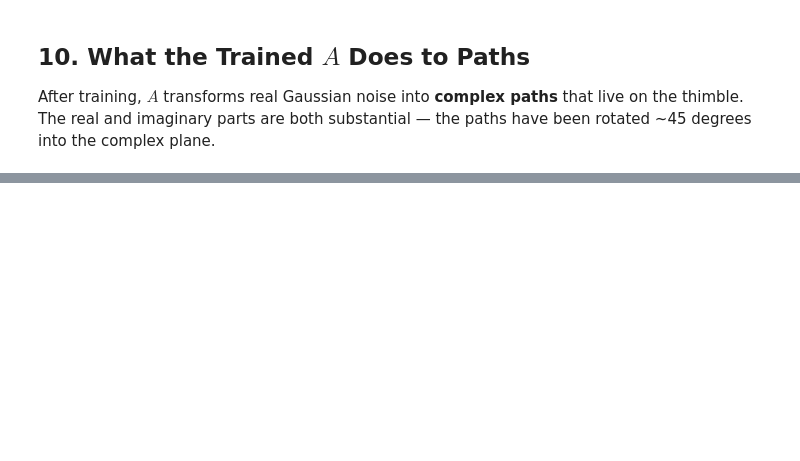
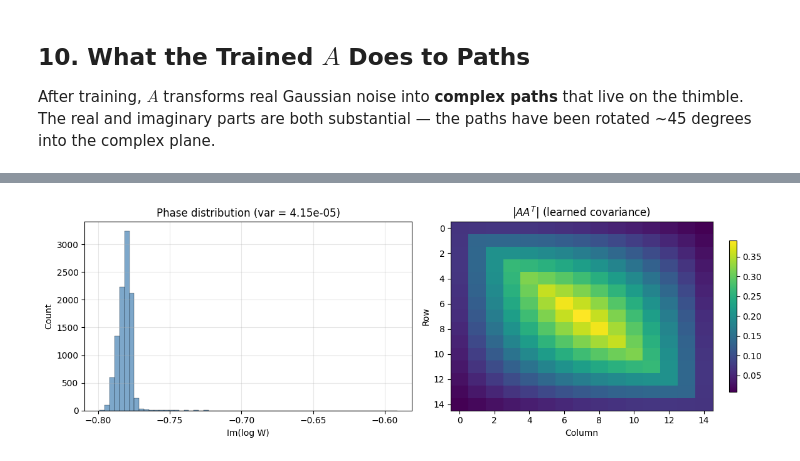
Before and after one commit to TomQuilter/QHO_ML_Discovery, a Jupyter notebook: QHO_Anharmonic_ML.ipynb, the cells around one changed output, grey strips where cells are left out. Drawn from its saved outputs; the diff is of its cells as text; code cells hidden in the pictures; blank space fills up the shorter version.

```diff
--- a/QHO_Anharmonic_ML.ipynb
+++ b/QHO_Anharmonic_ML.ipynb
@@ -790,0 +689,21 @@ plt.show()
+# %%
+fig, axes = plt.subplots(1, 2, figsize=(12, 4))
+
+ax = axes[0]
+ax.hist(phases, bins=60, alpha=0.7, color='steelblue', edgecolor='k', lw=0.3)
+ax.set_xlabel('Im(log W)')
+ax.set_ylabel('Count')
+ax.set_title(f'Phase distribution (var = {phase_var:.2e})')
+ax.grid(True, alpha=0.3)
+
+ax = axes[1]
+cov_learned = A_learned @ A_learned.T
+im = ax.imshow(np.abs(cov_learned), cmap='viridis', aspect='auto')
+ax.set_title('$|A A^T|$ (learned covariance)')
+ax.set_xlabel('Column'); ax.set_ylabel('Row')
+plt.colorbar(im, ax=ax, shrink=0.8)
+
+plt.tight_layout()
+plt.show()
+# %% [output]
+[figure, added]
```
Also changed, not shown: parts of 34 cells of this notebook, 1 other file.
